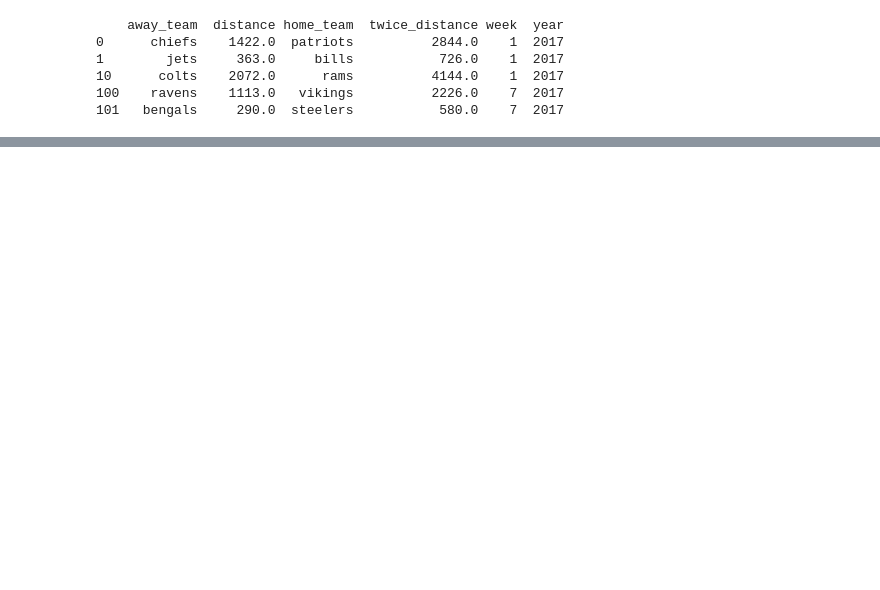
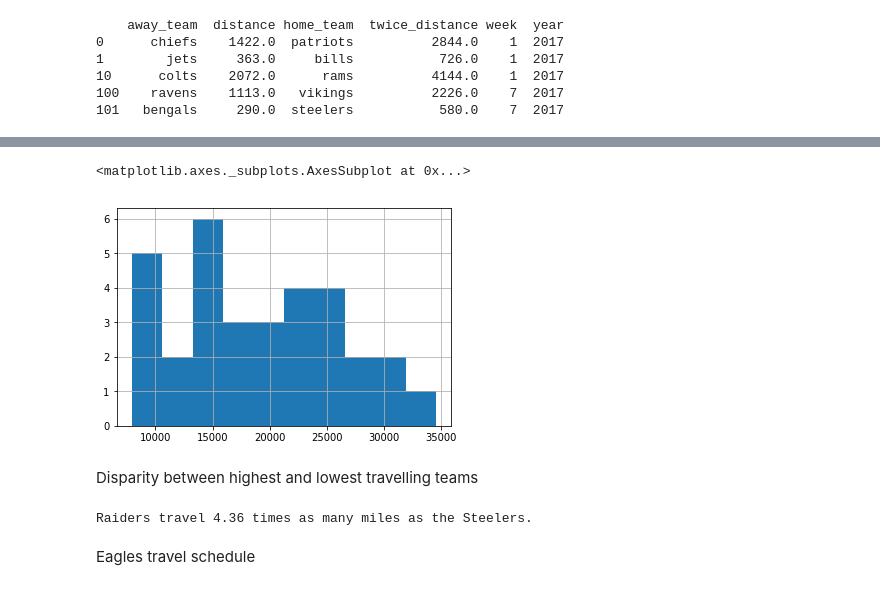
Before and after one commit to jonathanrfox/notebooks, a Jupyter notebook: nfl_travelling_distances.ipynb, the cells around one changed output, grey strips where cells are left out. Drawn from its saved outputs; the diff is of its cells as text; code cells hidden in the pictures; blank space fills up the shorter version.

```diff
--- a/nfl_travelling_distances.ipynb
+++ b/nfl_travelling_distances.ipynb
@@ -204,0 +146,13 @@ _sorted = raiders.sort_values(by='week')
+# %%
+totals.hist()
+# %% [output]
+<matplotlib.axes._subplots.AxesSubplot at 0x...>
+[figure, added]
+# %% [markdown]
+Disparity between highest and lowest travelling teams
+# %%
+ratio = totals[totals.idxmax()] / totals[totals.idxmin()]
+max_tm, min_tm = totals.idxmax().capitalize(), totals.idxmin().capitalize()
+print(f'{max_tm} travel {ratio:.2f} times as many miles as the {min_tm}.')
+# %% [output]
+Raiders travel 4.36 times as many miles as the Steelers.
@@ -204,0 +166,2 @@ _sorted = raiders.sort_values(by='week')
+# %% [markdown]
+Eagles travel schedule
```
Also changed, not shown: parts of 36 cells of this notebook, 3 other files.
